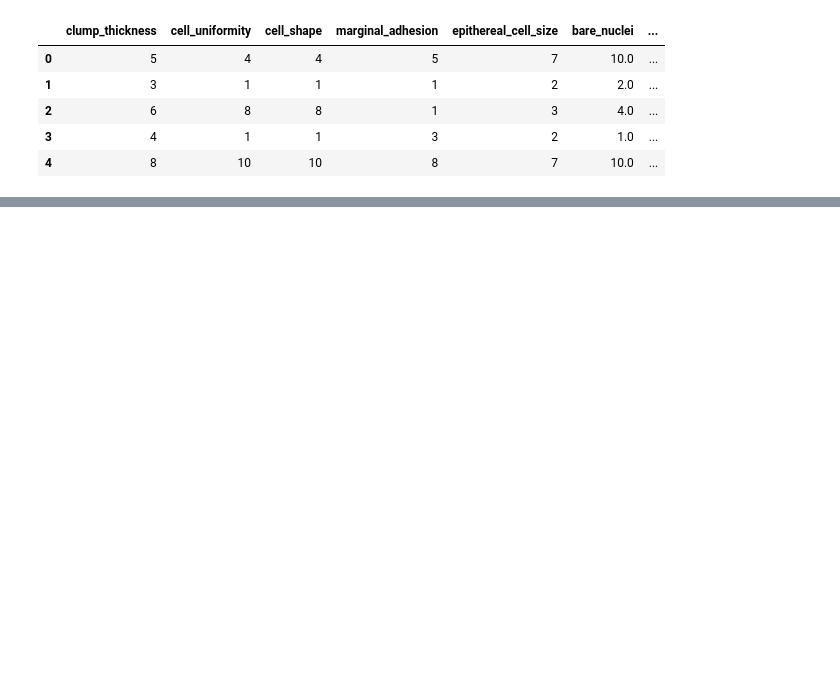
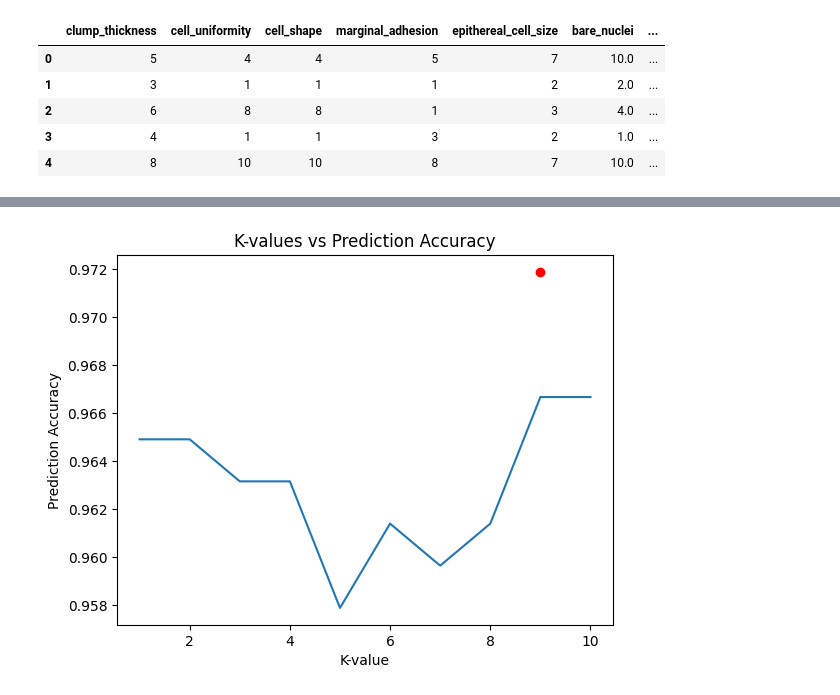
Before and after one commit to chxmberland/comp-551-a1, a Jupyter notebook: 551_group21_a-1.ipynb, the cells around one changed output, grey strips where cells are left out. Cells and saved outputs as stored; diff of their text form; code cells hidden in the pictures; blank space fills up the shorter version.

Commit message:
Adding KNN implementation and graphs to ipynb file

```diff
--- a/551_group21_a-1.ipynb
+++ b/551_group21_a-1.ipynb
@@ -200,0 +241,10 @@ class KNN:
+# %%
+def feature_normalization(dataset):
+
+    # Looping through each column in the dataset
+    for c in dataset.columns:
+        mean = dataset[c].mean()
+        st_dev = dataset[c].std()
+        dataset[c].apply(lambda x: (x - mean) / st_dev)
+
+    return dataset # Returning a normalized dataset
@@ -200,0 +361,11 @@ class KNN:
+# %%
+## Training and testing the KNN model
+# Splitting into 10% test data,10% validation data and 90% training data
+nhanes = feature_normalization(nhanes)
+test_x, test_y, validation_x, validation_y, train_x, train_y = split_data(nhanes, 0.25, 0.25, 0) # Labels are in column 0
+print("From a total sample size of " + str(len(nhanes))
+      + ", the dataset was split into training data ("
+      + str(len(train_x)) + " samples), test data ("
+      + str(len(test_x)) + " samples) and validation data ("
+      + str(len(validation_x)) + ")."
+)
@@ -200,0 +426,13 @@ class KNN:
+# %%
+# Testing with test data
+model = KNN(best_k, euclidean_distance)
+
+# Training the model
+model.fit(train_x, train_y)
+
+# Predicting labels
+probabilities = model.predict(test_x)
+
+# Checking the prediction accuracy with a threshold of 0.5
+accuracy = model.evaluate_threshold_acc(probabilities, test_y, 0.5)
+print("Got accuracy on test data of " + str(round(accuracy, 2)))
@@ -200,0 +445,11 @@ class KNN:
+# %%
+# Plotting the accuracy of each K-value
+plt.scatter(best_k, accuracy, color='red', marker='o')
+indices = [x for x in range(1, len(accuracies) + 1)]
+plt.plot(indices, accuracies)
+plt.title('K-values vs Prediction Accuracy')
+plt.xlabel('K-value')
+plt.ylabel('Prediction Accuracy')
+plt.show()
+# %% [output]
+[figure, added]
```
Also changed, not shown: parts of 39 cells of this notebook.
